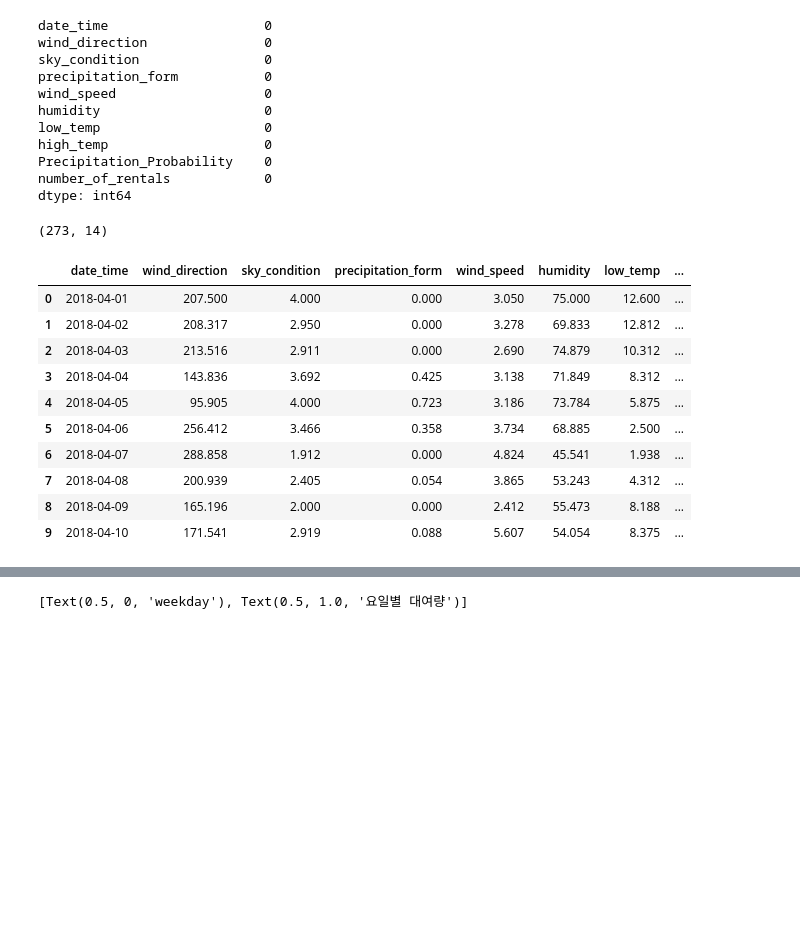
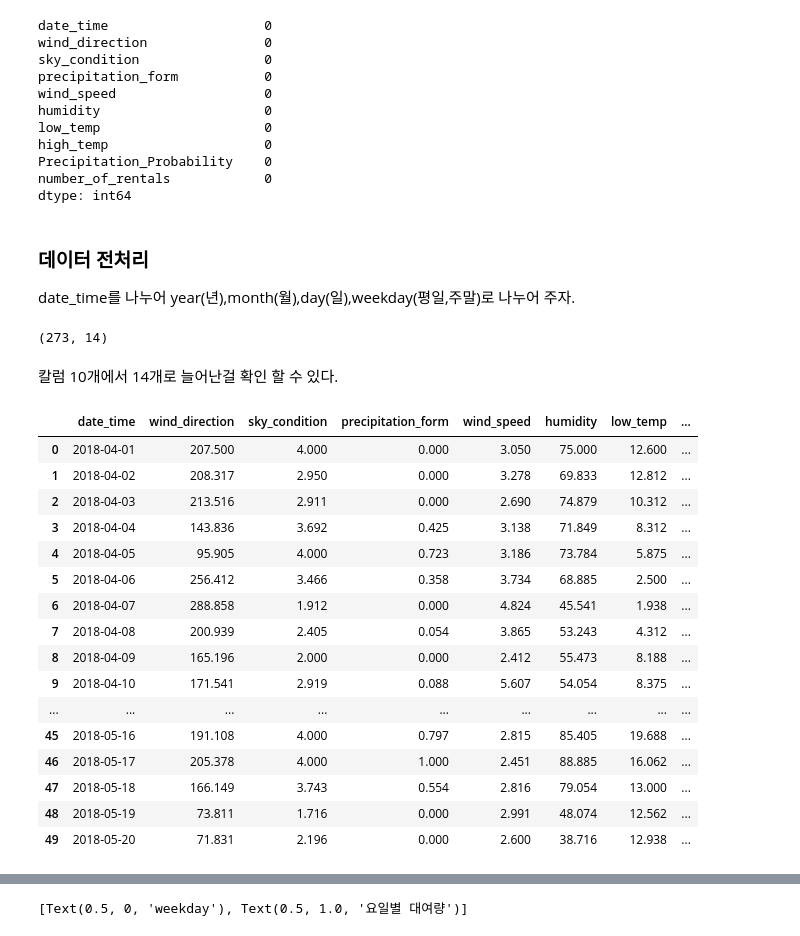
Before and after one commit to choiuikang/contest, a Jupyter notebook: dacon/Untitled.ipynb, the cells around one changed output, grey strips where cells are left out. Saved outputs shown, nothing was run; the diff lists cells and outputs as text; code cells hidden in the pictures; blank space fills up the shorter version.

```diff
--- a/dacon/Untitled.ipynb
+++ b/dacon/Untitled.ipynb
@@ -100,6 +106,9 @@ high_temp                    0
 Precipitation_Probability    0
 number_of_rentals            0
 dtype: int64
+# %% [markdown]
+### 데이터 전처리
+date_time를 나누어 year(년),month(월),day(일),weekday(평일,주말)로 나누어 주자.
 # %%
 train["year"] = train["date_time"].dt.year
 train["month"] = train["date_time"].dt.month
@@ -108,17 +117,25 @@ train["weekday"] = train["date_time"].dt.weekday
 train.shape
 # %% [output]
 (273, 14)
+# %% [markdown]
+칼럼 10개에서 14개로 늘어난걸 확인 할 수 있다.
 # %%
-train.head(10)
+train.head(50)
 # %% [output]
 |  | date_time | wind_direction | sky_condition | precipitation_form | wind_speed | humidity | low_temp | ... |
 | 0 | 2018-04-01 | 207.500 | 4.000 | 0.000 | 3.050 | 75.000 | 12.600 | ... |
 | 1 | 2018-04-02 | 208.317 | 2.950 | 0.000 | 3.278 | 69.833 | 12.812 | ... |
 | 2 | 2018-04-03 | 213.516 | 2.911 | 0.000 | 2.690 | 74.879 | 10.312 | ... |
 | 3 | 2018-04-04 | 143.836 | 3.692 | 0.425 | 3.138 | 71.849 | 8.312 | ... |
 | 4 | 2018-04-05 | 95.905 | 4.000 | 0.723 | 3.186 | 73.784 | 5.875 | ... |
 | 5 | 2018-04-06 | 256.412 | 3.466 | 0.358 | 3.734 | 68.885 | 2.500 | ... |
 | 6 | 2018-04-07 | 288.858 | 1.912 | 0.000 | 4.824 | 45.541 | 1.938 | ... |
 | 7 | 2018-04-08 | 200.939 | 2.405 | 0.054 | 3.865 | 53.243 | 4.312 | ... |
 | 8 | 2018-04-09 | 165.196 | 2.000 | 0.000 | 2.412 | 55.473 | 8.188 | ... |
 | 9 | 2018-04-10 | 171.541 | 2.919 | 0.088 | 5.607 | 54.054 | 8.375 | ... |
+| ... | ... | ... | ... | ... | ... | ... | ... | ... |
+| 45 | 2018-05-16 | 191.108 | 4.000 | 0.797 | 2.815 | 85.405 | 19.688 | ... |
+| 46 | 2018-05-17 | 205.378 | 4.000 | 1.000 | 2.451 | 88.885 | 16.062 | ... |
+| 47 | 2018-05-18 | 166.149 | 3.743 | 0.554 | 2.816 | 79.054 | 13.000 | ... |
+| 48 | 2018-05-19 | 73.811 | 1.716 | 0.000 | 2.991 | 48.074 | 12.562 | ... |
+| 49 | 2018-05-20 | 71.831 | 2.196 | 0.000 | 2.600 | 38.716 | 12.938 | ... |
```
Also changed, not shown: parts of 23 cells of this notebook.
